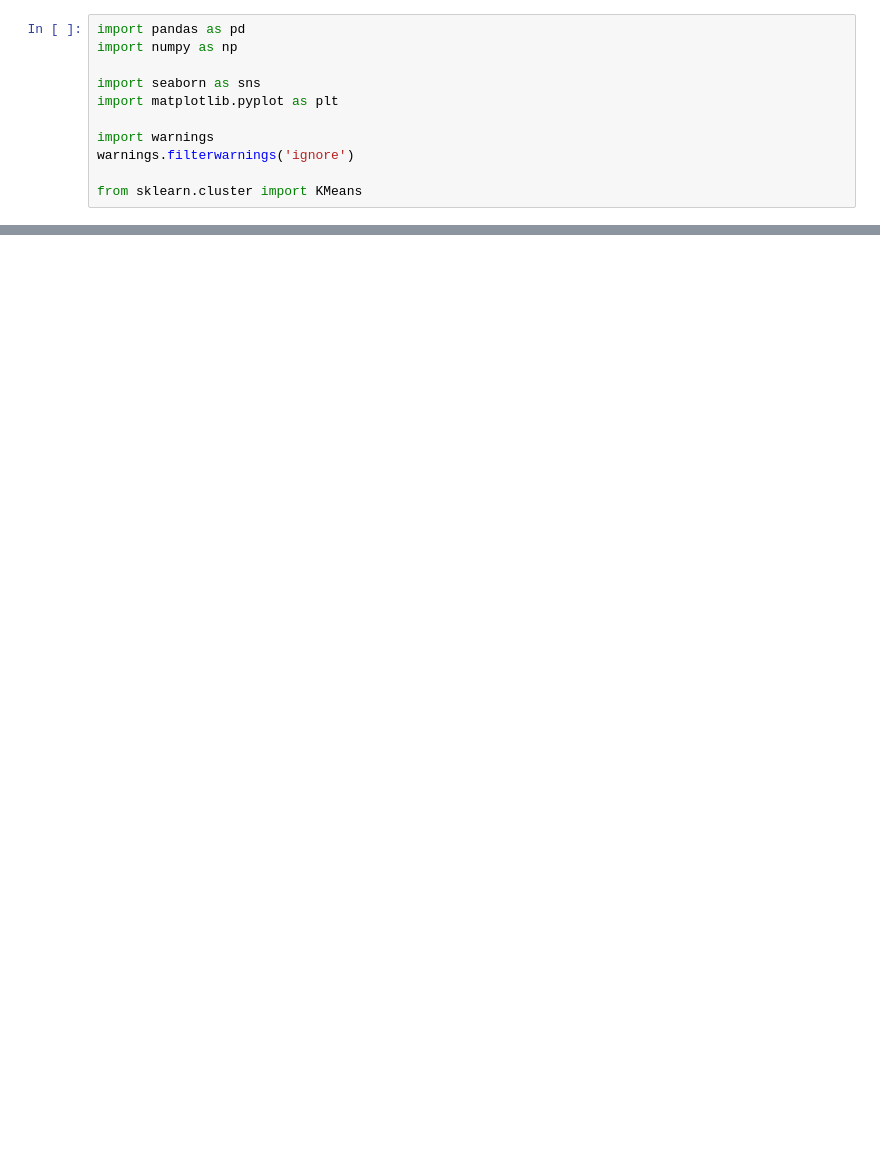
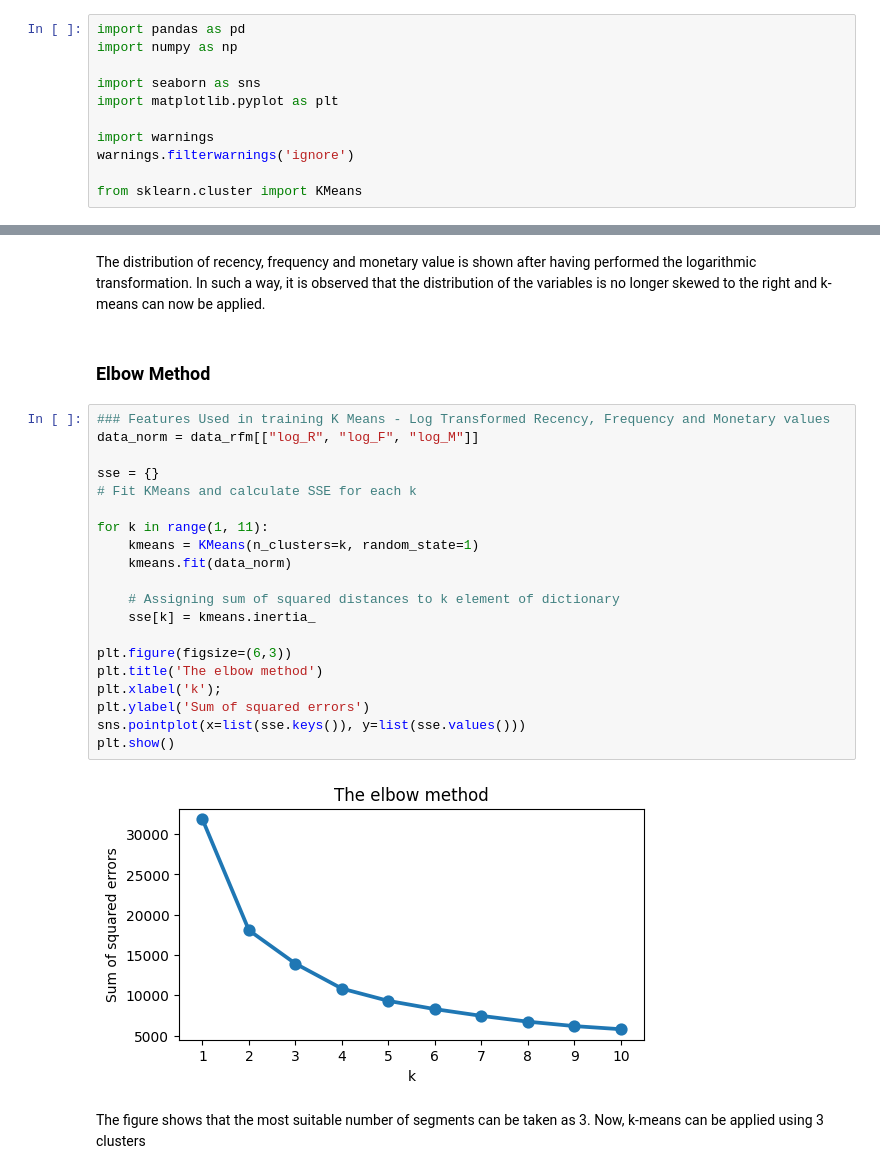
Before and after one commit to angiesanchezm/customer_segmentation, a Jupyter notebook: customer_segmentation.ipynb, the cells around one changed output, grey strips where cells are left out. Saved outputs shown, nothing was run; the diff lists cells and outputs as text; blank space fills up the shorter version.

```diff
--- a/customer_segmentation.ipynb
+++ b/customer_segmentation.ipynb
@@ -631,0 +329,28 @@ plt.show()
+# %% [markdown]
+The distribution of recency, frequency and monetary value is shown after having performed the logarithmic transformation. In such a way, it is observed that the distribution of the variables is no longer skewed to the right and k-means can now be applied.
+# %% [markdown]
+### Elbow Method
+# %%
+### Features Used in training K Means - Log Transformed Recency, Frequency and Monetary values
+data_norm = data_rfm[["log_R", "log_F", "log_M"]]
+
+sse = {}
+# Fit KMeans and calculate SSE for each k
+
+for k in range(1, 11):
+    kmeans = KMeans(n_clusters=k, random_state=1)
+    kmeans.fit(data_norm)
+
+    # Assigning sum of squared distances to k element of dictionary
+    sse[k] = kmeans.inertia_
+
+plt.figure(figsize=(6,3))
+plt.title('The elbow method')
+plt.xlabel('k');
+plt.ylabel('Sum of squared errors')
+sns.pointplot(x=list(sse.keys()), y=list(sse.values()))
+plt.show()
+# %% [output]
+[figure, added]
+# %% [markdown]
+The figure shows that the most suitable number of segments can be taken as 3. Now, k-means can be applied using 3 clusters
```
Also changed, not shown: parts of 80 cells of this notebook.
